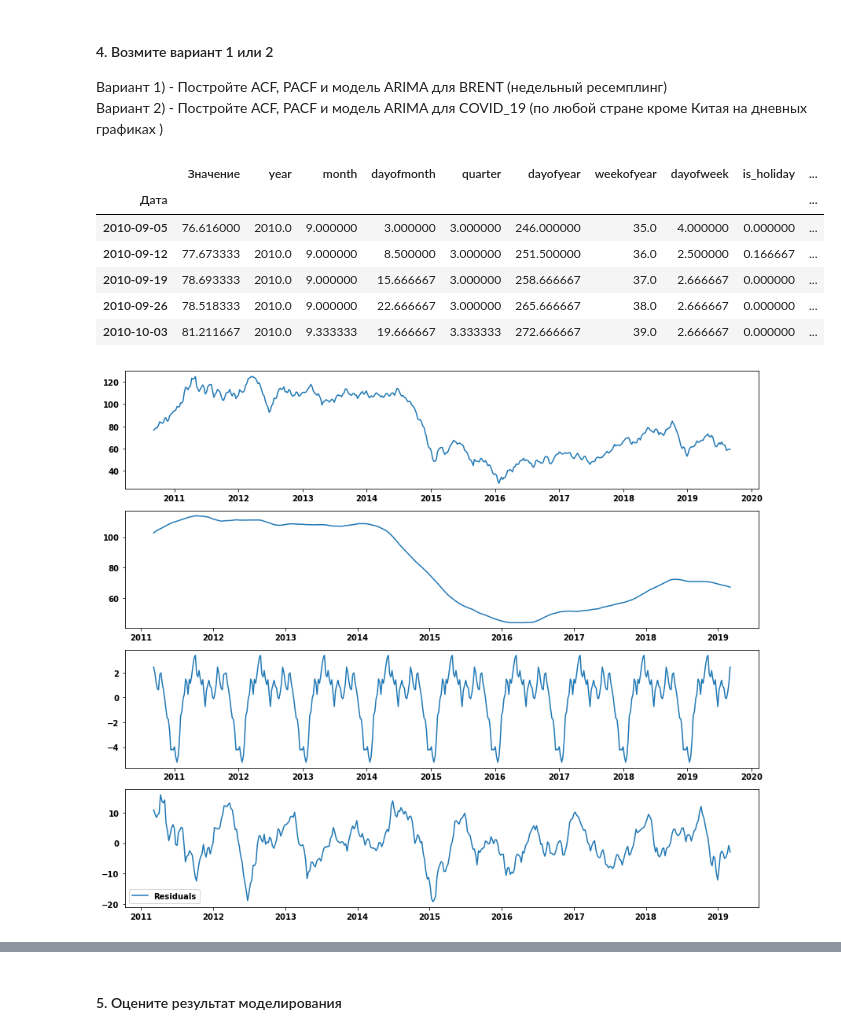
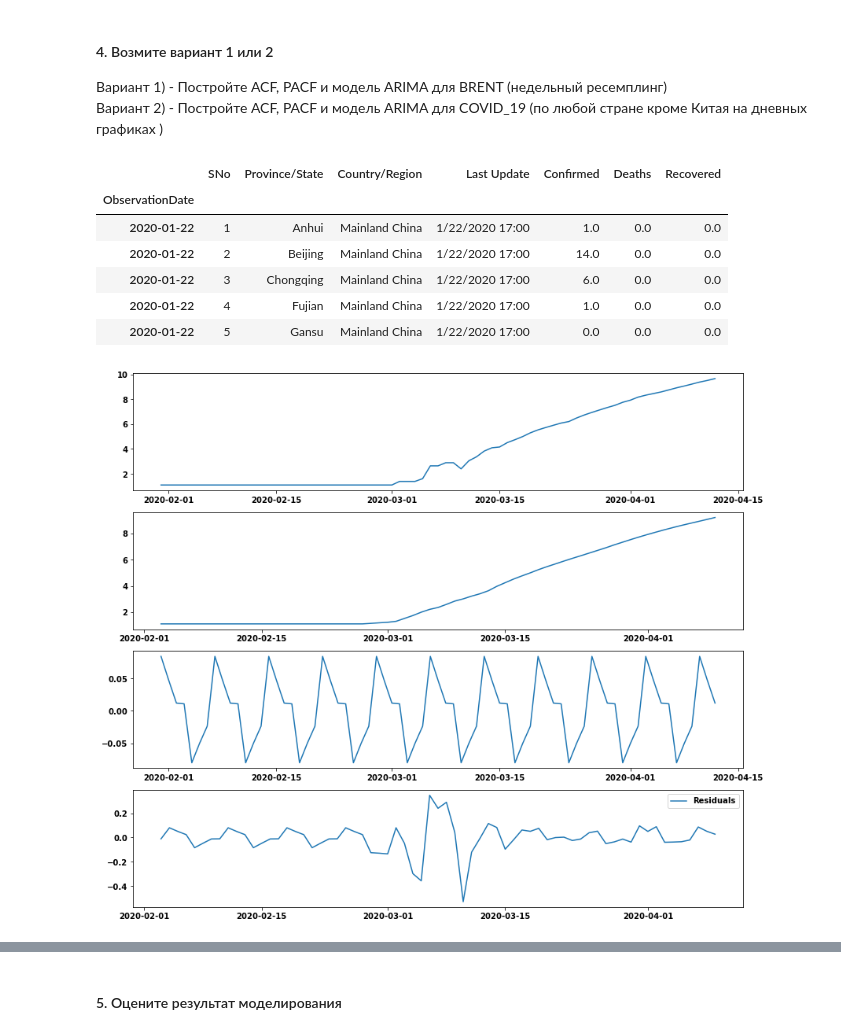
Before and after one commit to SemenovR/GB_MachineLearningInBusiness, a Jupyter notebook: lesson_3/lesson_3.ipynb, the cells around one changed output, grey strips where cells are left out. Cells and saved outputs as stored; diff of their text form; code cells hidden in the pictures.

```diff
--- a/lesson_3/lesson_3.ipynb
+++ b/lesson_3/lesson_3.ipynb
@@ -217,16 +226,14 @@ sigma2      5.384e+06   1.19e-07   4.52e+13      0.000    5.38e+06    5.38e+06
 Вариант 1) - Постройте ACF, PACF и модель ARIMA для BRENT (недельный ресемплинг)<br>
 Вариант 2) - Постройте ACF, PACF и модель ARIMA для СOVID_19 (по любой стране кроме Китая на дневных графиках )
 # %%
-# Вариант 1)
-data = pd.read_csv('my_BRENT2019.csv', index_col=[0], parse_dates=[0])
-w_data = data.resample('W').mean()
-w_data.dropna(inplace=True)
-w_data.head()
+# Вариант 2)
+data = pd.read_csv('covid_19_data.csv', index_col=[1], parse_dates=[1])
+data.head()
 # %% [output]
-|  | Значение | year | month | dayofmonth | quarter | dayofyear | weekofyear | dayofweek | is_holiday | ... |
-| Дата |  |  |  |  |  |  |  |  |  | ... |
-| 2010-09-05 | 76.616000 | 2010.0 | 9.000000 | 3.000000 | 3.000000 | 246.000000 | 35.0 | 4.000000 | 0.000000 | ... |
-| 2010-09-12 | 77.673333 | 2010.0 | 9.000000 | 8.500000 | 3.000000 | 251.500000 | 36.0 | 2.500000 | 0.166667 | ... |
-| 2010-09-19 | 78.693333 | 2010.0 | 9.000000 | 15.666667 | 3.000000 | 258.666667 | 37.0 | 2.666667 | 0.000000 | ... |
-| 2010-09-26 | 78.518333 | 2010.0 | 9.000000 | 22.666667 | 3.000000 | 265.666667 | 38.0 | 2.666667 | 0.000000 | ... |
-| 2010-10-03 | 81.211667 | 2010.0 | 9.333333 | 19.666667 | 3.333333 | 272.666667 | 39.0 | 2.666667 | 0.000000 | ... |
+|  | SNo | Province/State | Country/Region | Last Update | Confirmed | Deaths | Recovered |
+| ObservationDate |  |  |  |  |  |  |  |
+| 2020-01-22 | 1 | Anhui | Mainland China | 1/22/2020 17:00 | 1.0 | 0.0 | 0.0 |
+| 2020-01-22 | 2 | Beijing | Mainland China | 1/22/2020 17:00 | 14.0 | 0.0 | 0.0 |
+| 2020-01-22 | 3 | Chongqing | Mainland China | 1/22/2020 17:00 | 6.0 | 0.0 | 0.0 |
+| 2020-01-22 | 4 | Fujian | Mainland China | 1/22/2020 17:00 | 1.0 | 0.0 | 0.0 |
+| 2020-01-22 | 5 | Gansu | Mainland China | 1/22/2020 17:00 | 0.0 | 0.0 | 0.0 |
@@ -233,12 +244,12 @@ w_data.head()
 # %%
-dec = seasonal_decompose(w_data['Значение'], freq = 52)
+dec = seasonal_decompose(data_log['Confirmed'])
 trend = dec.trend
 seasonal = dec.seasonal
 residuals = dec.resid
 
 plt.figure(figsize=(12,10))
 plt.subplot(411)
-plt.plot(w_data['Значение'], label='Original')
+plt.plot(data_log['Confirmed'], label='Original')
 plt.subplot(412)
 plt.plot(trend, label='Trend')
 plt.subplot(413)
@@ -248,4 +259,4 @@ plt.plot(residuals, label='Residuals')
 plt.legend(loc='best')
 plt.tight_layout()
 # %% [output]
-[figure, old version]
+[figure, new version]
```
Also changed, not shown: parts of 23 cells of this notebook, 2 other files.
